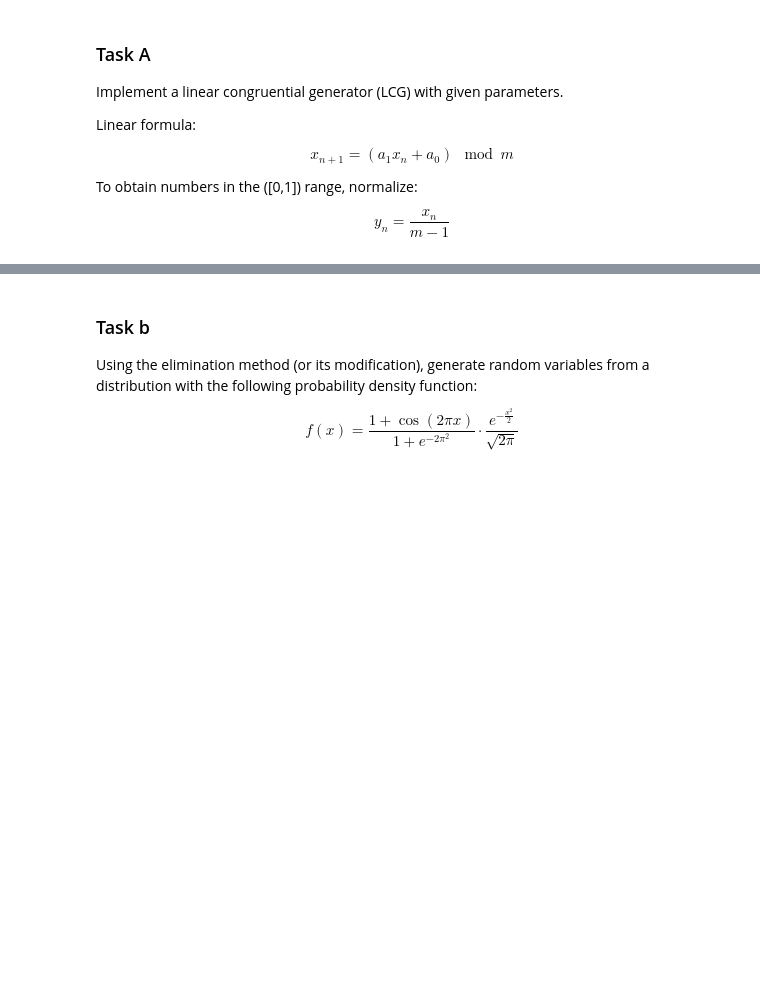
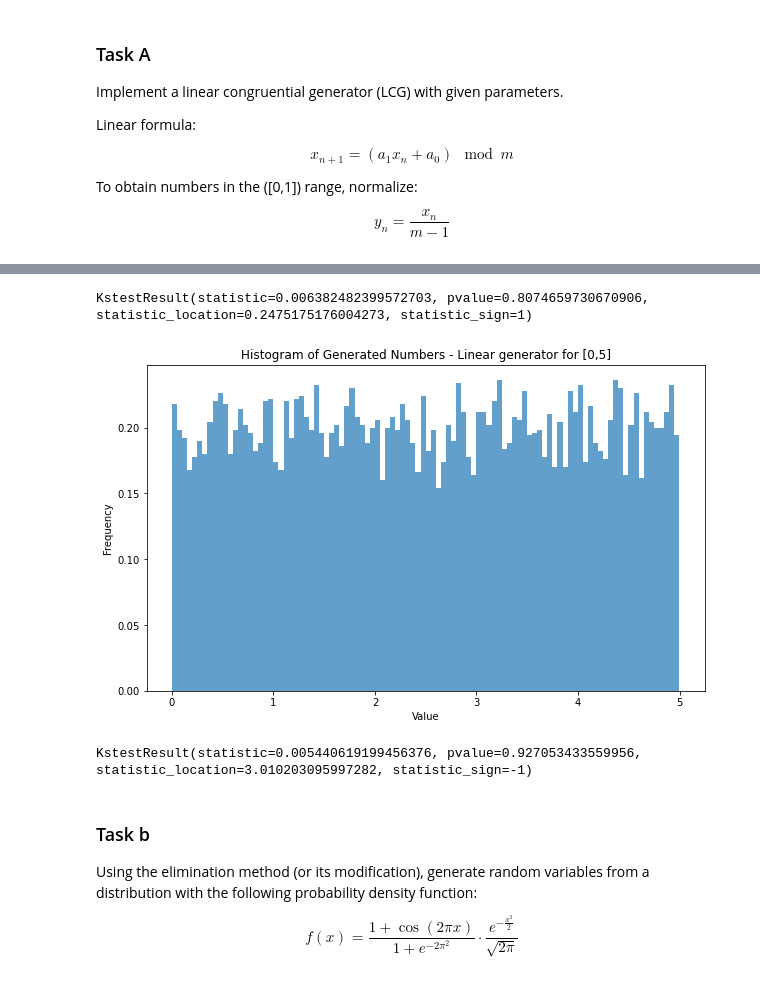
Before and after one commit to sienkozuzanna/financial-mathematics, a Jupyter notebook: pseudorandom_number_generation.ipynb, the cells around one changed output, grey strips where cells are left out. Drawn from its saved outputs; the diff is of its cells as text; code cells hidden in the pictures; blank space fills up the shorter version.

```diff
--- a/pseudorandom_number_generation.ipynb
+++ b/pseudorandom_number_generation.ipynb
@@ -53,3 +55,20 @@ plot_algorithm_results(generated_numbers, "Linear generator")
+# %%
+#kolmogorov-smirnov test
+kstest(generated_numbers, "uniform") #checks for uniform distribution U[0,1]
+# p-value ~ 0.81 → no significant deviation from uniformity
+# %% [output]
+KstestResult(statistic=0.006382482399572703, pvalue=0.8074659730670906, statistic_location=0.2475175176004273, statistic_sign=1)
+# %%
+generated_numbers_uniform_0_5=[linear_generator.random(0,5) for _ in range(n)]
+plot_algorithm_results(generated_numbers_uniform_0_5, "Linear generator for [0,5]")
+# %% [output]
+[figure, added]
+# %%
+#kolmogorov-smirnov test
+kstest(generated_numbers_uniform_0_5, "uniform", args=(0,5)) #checks for uniform distribution U[0,1]
+# p-value ~ 0.92 → no significant deviation from uniformity
+# %% [output]
+KstestResult(statistic=0.005440619199456376, pvalue=0.927053433559956, statistic_location=3.010203095997282, statistic_sign=-1)
 # %% [markdown]
 ### Task b
 
```
Also changed, not shown: parts of 16 cells of this notebook.
